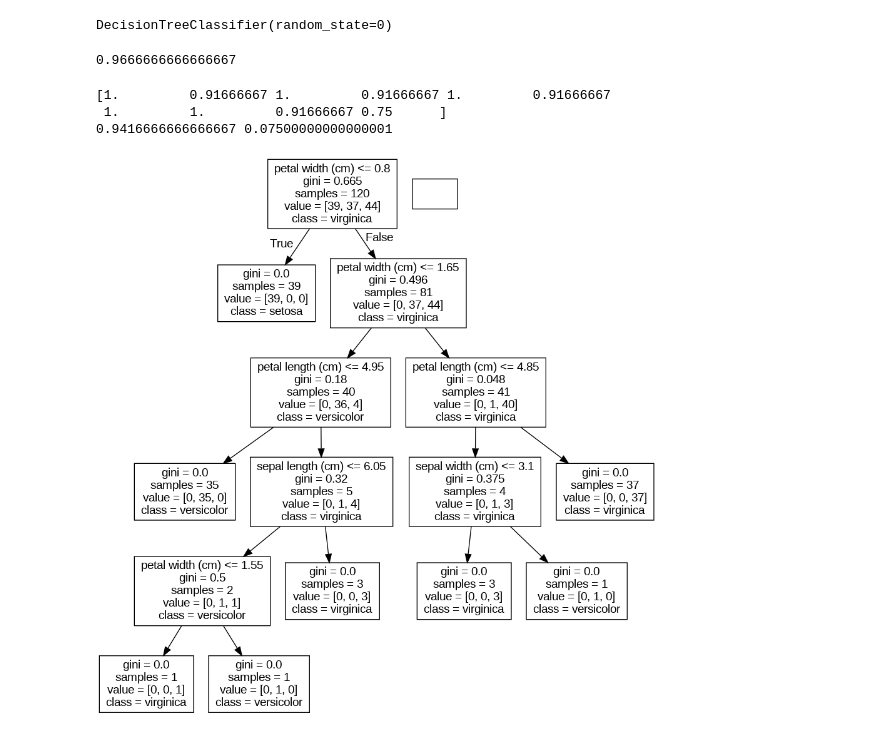
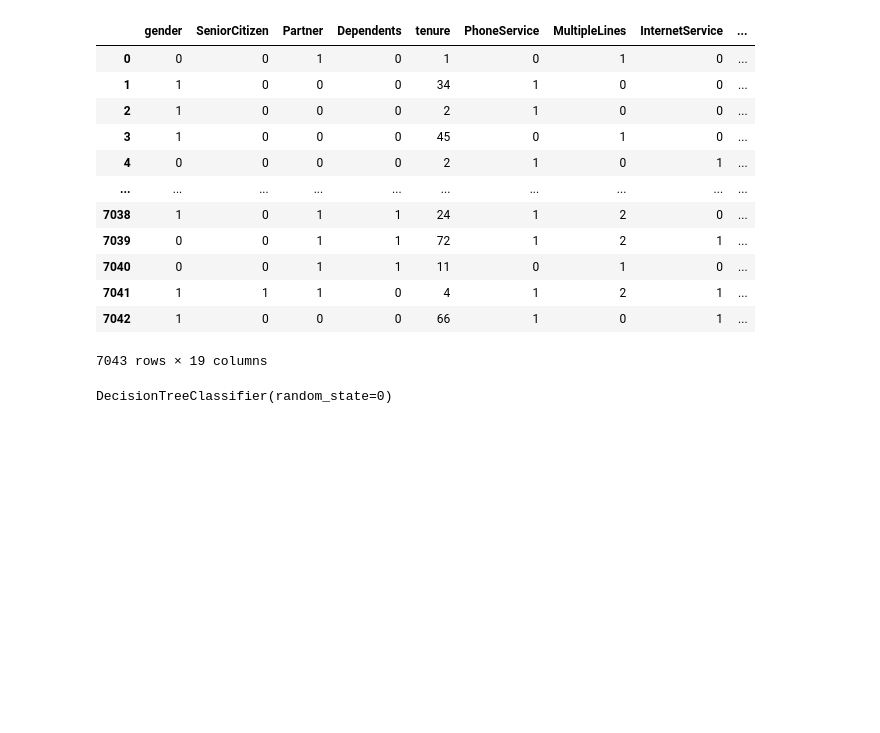
Before and after one commit to denverkim/Data-Analysis, a Jupyter notebook: LAB3.ipynb, the cells around one changed output. Cells and saved outputs as stored; diff of their text form; code cells hidden in the pictures; blank space fills up the shorter version.

```diff
--- a/LAB3.ipynb
+++ b/LAB3.ipynb
@@ -64,0 +30,21 @@ y = iris_df['target']
+# %%
+# 범주형컬럼을 선택해서 라벨인코딩
+# 라벨 인코딩할 범주형 컬럼 지정
+label_cols = telco.select_dtypes(include=['object']).columns.tolist()
+
+# label_cols = ["gender", "Partner", "Dependents", "PhoneService", "OnlineSecurity","InternetService"]
+
+# LabelEncoder 객체 생성
+from sklearn.preprocessing import LabelEncoder
+
+le = LabelEncoder()
+
+# 각 컬럼에 대해 라벨 인코딩 적용
+for col in label_cols:
+    telco[col] = le.fit_transform(telco[col])
+
+print(telco[label_cols].head())
+
+
+
+le = LabelEncoder()
@@ -65 +82,20 @@ y = iris_df['target']
+# %%
+# x and y split
+x = telco.drop(['Churn', 'customerID'], axis=1)
+y = telco['Churn']
+x
+# %% [output]
+|  | gender | SeniorCitizen | Partner | Dependents | tenure | PhoneService | MultipleLines | InternetService | ... |
+| 0 | 0 | 0 | 1 | 0 | 1 | 0 | 1 | 0 | ... |
+| 1 | 1 | 0 | 0 | 0 | 34 | 1 | 0 | 0 | ... |
+| 2 | 1 | 0 | 0 | 0 | 2 | 1 | 0 | 0 | ... |
+| 3 | 1 | 0 | 0 | 0 | 45 | 0 | 1 | 0 | ... |
+| 4 | 0 | 0 | 0 | 0 | 2 | 1 | 0 | 1 | ... |
+| ... | ... | ... | ... | ... | ... | ... | ... | ... | ... |
+| 7038 | 1 | 0 | 1 | 1 | 24 | 1 | 2 | 0 | ... |
+| 7039 | 0 | 0 | 1 | 1 | 72 | 1 | 2 | 1 | ... |
+| 7040 | 0 | 0 | 1 | 1 | 11 | 0 | 1 | 0 | ... |
+| 7041 | 1 | 1 | 1 | 0 | 4 | 1 | 2 | 1 | ... |
+| 7042 | 1 | 0 | 0 | 0 | 66 | 1 | 0 | 1 | ... |
+7043 rows × 19 columns
 # %%
@@ -72,32 +109,3 @@ dt = DecisionTreeClassifier(random_state=0)
 dt.fit(x_train, y_train)
 # %% [output]
 DecisionTreeClassifier(random_state=0)
-# %%
-from sklearn.metrics import accuracy_score
-y_pred = dt.predict(x_test)
-dt_score = accuracy_score(y_test, y_pred)
-print(dt_score)
-# %% [output]
-0.9666666666666667
-# %%
-from sklearn.model_selection import cross_val_score
-lm_cv = cross_val_score(dt, x_train, y_train,
-                        cv=10, scoring='accuracy')
-print(lm_cv)
-print(lm_cv.mean(), lm_cv.std())
-# %% [output]
-[1.         0.91666667 1.         0.91666667 1.         0.91666667
- 1.         1.         0.91666667 0.75      ]
-0.9416666666666667 0.07500000000000001
-# %%
-from IPython.display import Image
-from sklearn import tree
-import pydotplus
-dot_data = tree.export_graphviz(dt,
-                                out_file=None,feature_names=iris.
-                                feature_names,
-                                class_names=iris.target_names)
-graph = pydotplus.graph_from_dot_data(dot_data)
-Image(graph.create_png())
-# %% [output]
-[figure, removed]
```
Also changed, not shown: parts of 12 cells of this notebook.
